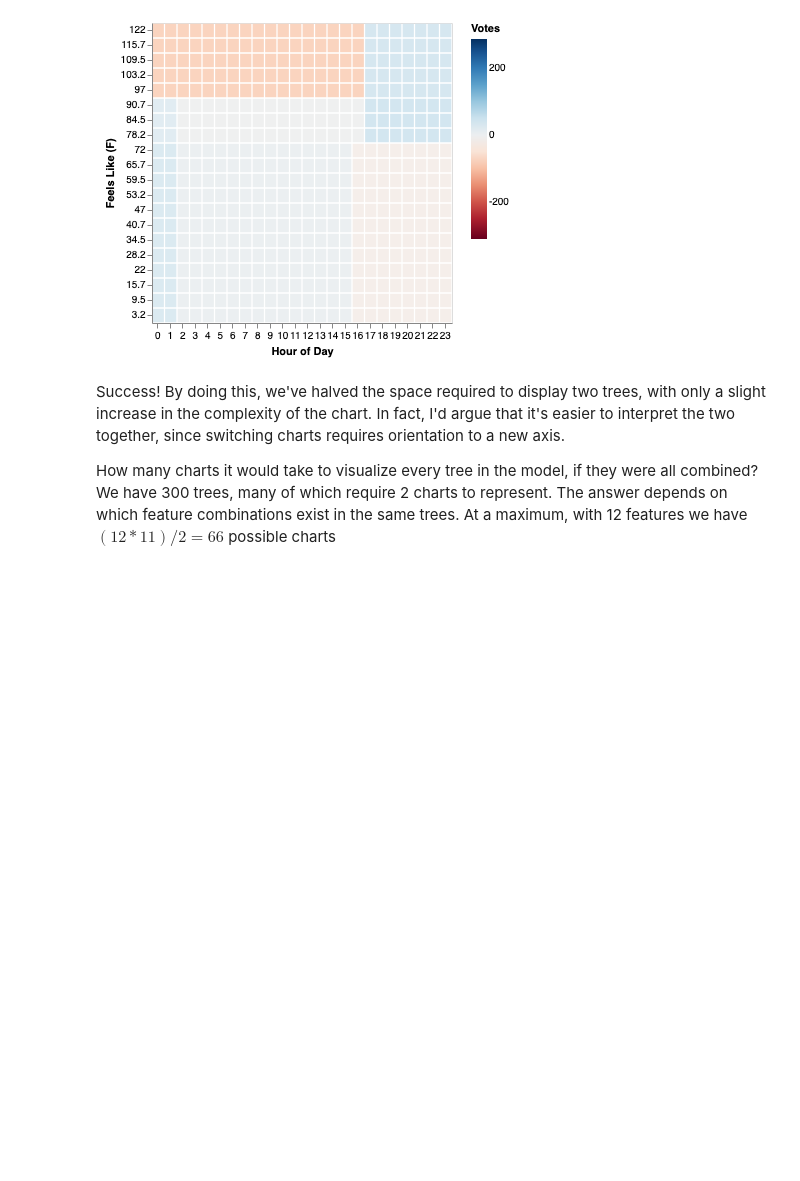
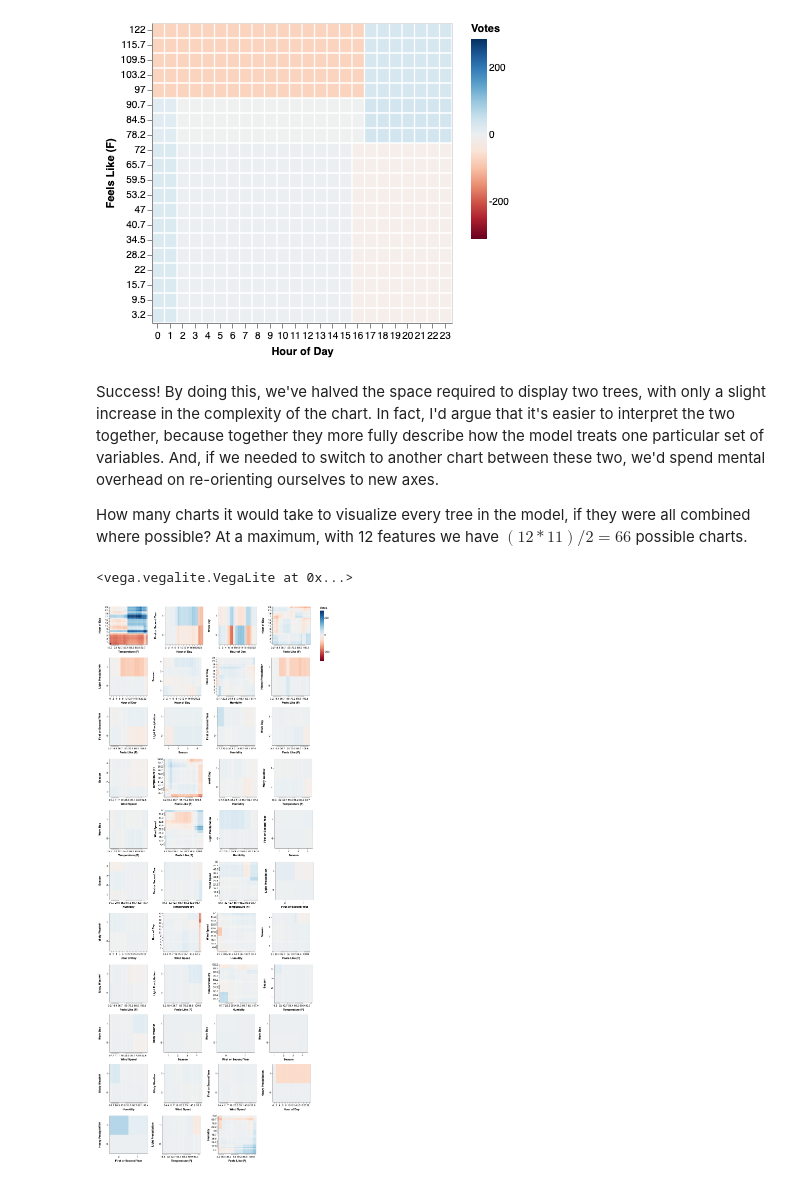
Before and after one commit to MattJBritton/ForestfortheTrees, a Jupyter notebook: developmentWorkbook.ipynb, the cells around one changed output. Cells and saved outputs as stored; diff of their text form; code cells hidden in the pictures; blank space fills up the shorter version.

```diff
--- a/developmentWorkbook.ipynb
+++ b/developmentWorkbook.ipynb
@@ -1085,7 +1110,6 @@ class ForestForTheTrees:
 # %%
-f2t = ForestForTheTrees(dataset = "bike", sample_size = None, num_tiles = 20, quantiles = False, learning_rate = 1.)
+f2t = ForestForTheTrees(dataset = "bike", sample_size = None, num_tiles = 40, quantiles = False, learning_rate = 1.)
 f2t.build_base_model(300)
 f2t.extract_components(True, False)
 f2t.explain(.95, None)
-#f2t.visualize(True, 100)
 # %%
@@ -1511,6 +1484,12 @@ f2t.visualize_estimator([8,9], False, False, False)
 <vega.vegalite.VegaLite at 0x...>
 [figure]
 # %% [markdown]
-Success! By doing this, we've halved the space required to display two trees, with only a slight increase in the complexity of the chart. In fact, I'd argue that it's easier to interpret the two together, since switching charts requires orientation to a new axis.
+Success! By doing this, we've halved the space required to display two trees, with only a slight increase in the complexity of the chart. In fact, I'd argue that it's easier to interpret the two together, because together they more fully describe how the model treats one particular set of variables. And, if we needed to switch to another chart between these two, we'd spend mental overhead on re-orienting ourselves to new axes.
 
-How many charts it would take to visualize every tree in the model, if they were all combined? We have 300 trees, many of which require 2 charts to represent. The answer depends on which feature combinations exist in the same trees. At a maximum, with 12 features we have $(12*11)/2 = 66$ possible charts
+How many charts it would take to visualize every tree in the model, if they were all combined where possible? At a maximum, with 12 features we have $(12*11)/2 = 66$ possible charts.
+# %%
+f2t.explain(1.)
+f2t.visualize_components(False)
+# %% [output]
+<vega.vegalite.VegaLite at 0x...>
+[figure, added]
```
Also changed, not shown: parts of 24 cells of this notebook.
